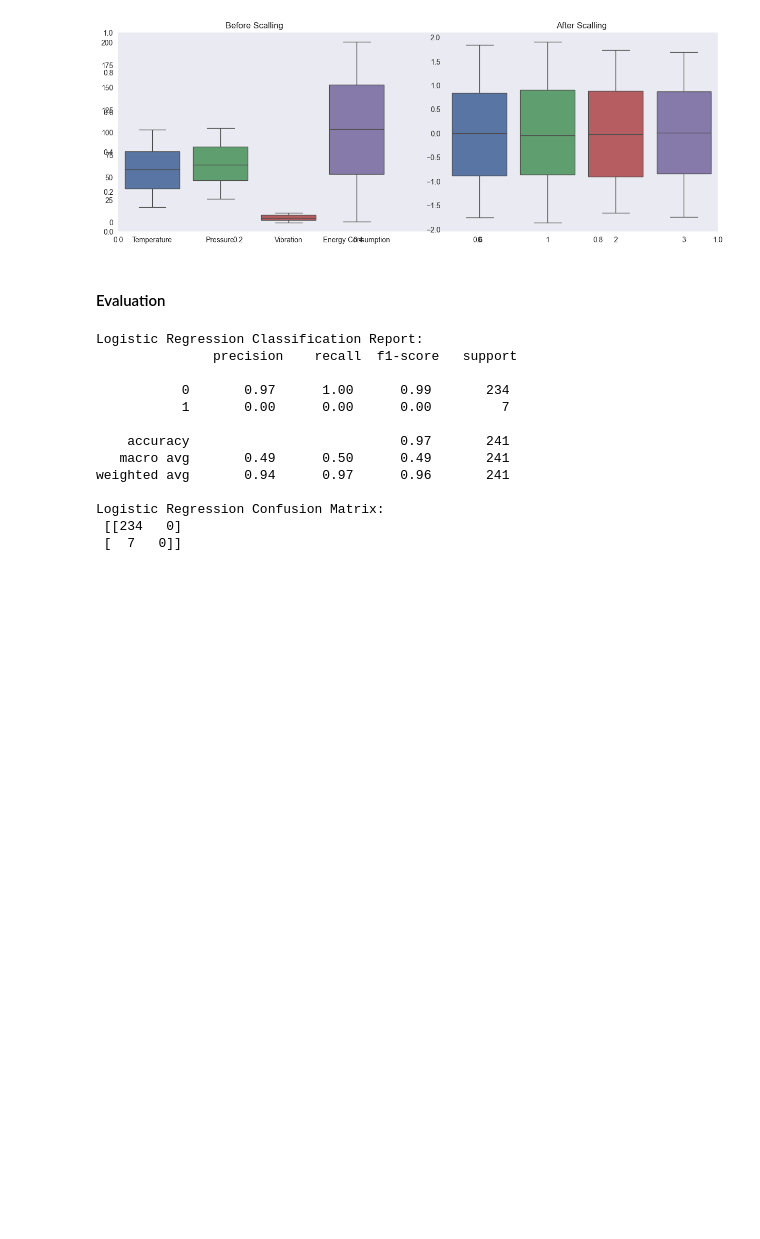
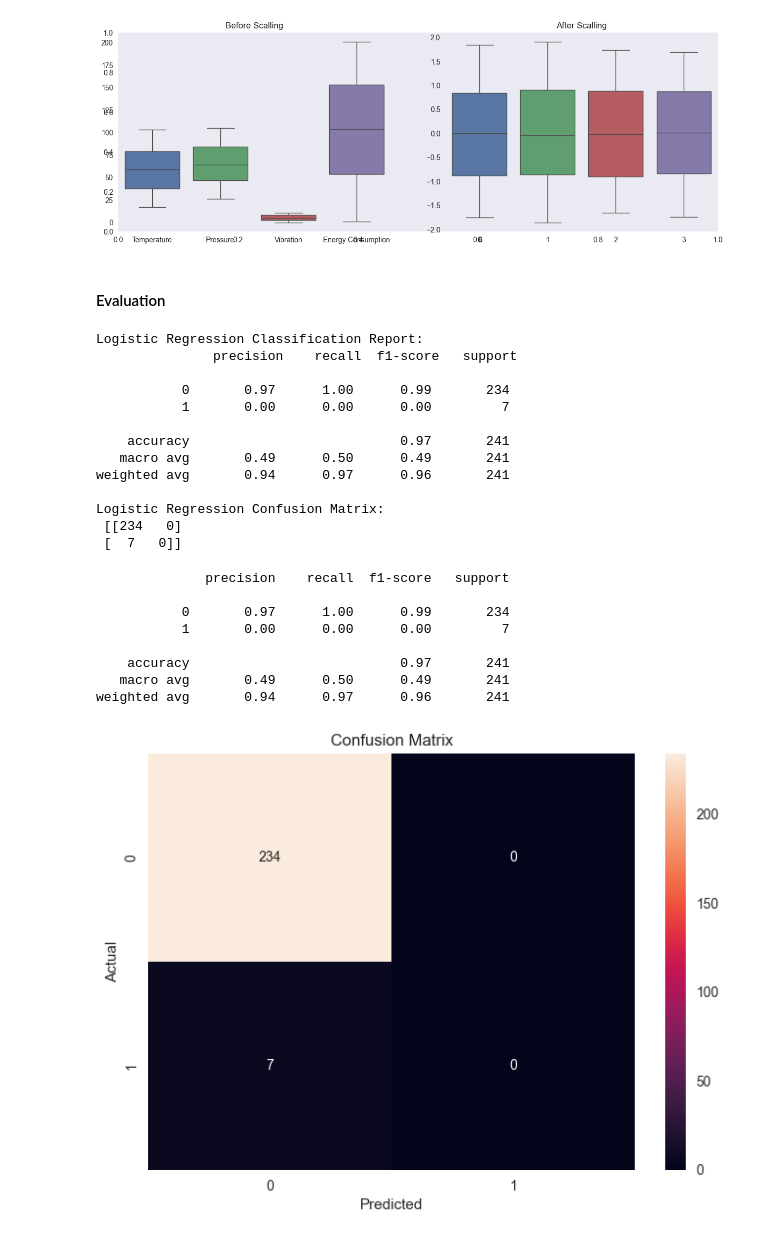
Before and after one commit to AWS-Cloud-Club-Mehran-UET/HacktoberFest-Hackathon, a Jupyter notebook: Issue1.ipynb, the cells around one changed output. Cells and saved outputs as stored; diff of their text form; code cells hidden in the pictures; blank space fills up the shorter version.

```diff
--- a/Issue1.ipynb
+++ b/Issue1.ipynb
@@ -151,0 +151,18 @@ Logistic Regression Confusion Matrix:
+# %%
+print(classification_report(y_test, y_pred))
+confusion_mtx = confusion_matrix(y_test, y_pred)
+sns.heatmap(confusion_mtx, annot=True, fmt='d')
+plt.xlabel('Predicted')
+plt.ylabel('Actual')
+plt.title('Confusion Matrix')
+plt.show()
+# %% [output]
+              precision    recall  f1-score   support
+
+           0       0.97      1.00      0.99       234
+           1       0.00      0.00      0.00         7
+
+    accuracy                           0.97       241
+   macro avg       0.49      0.50      0.49       241
+weighted avg       0.94      0.97      0.96       241
+[figure, added]
```
Also changed, not shown: parts of 11 cells of this notebook.
